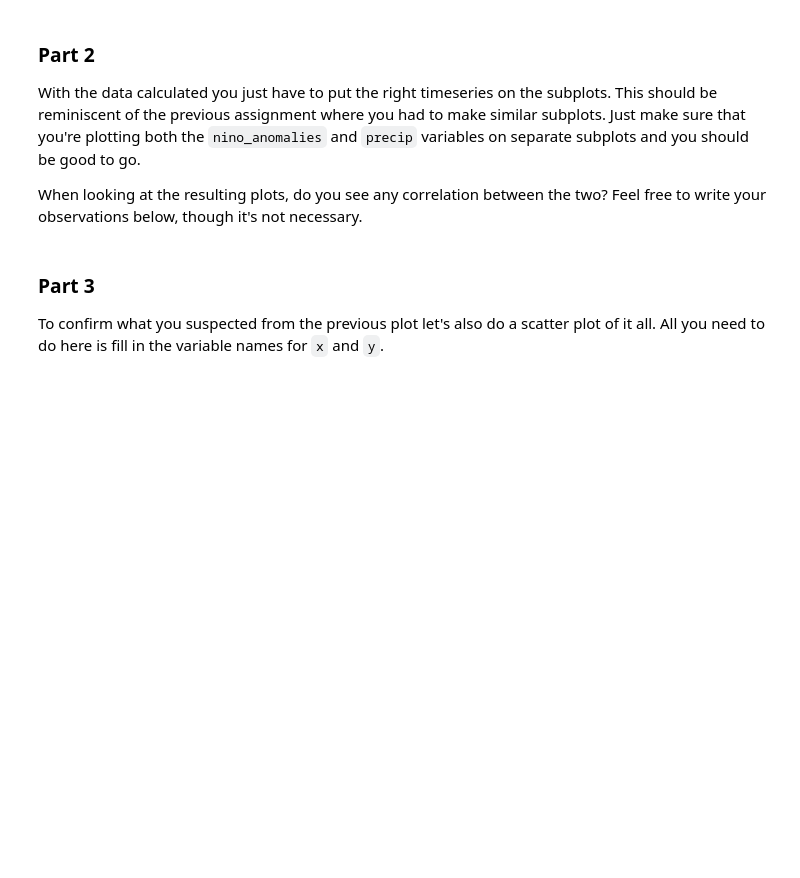
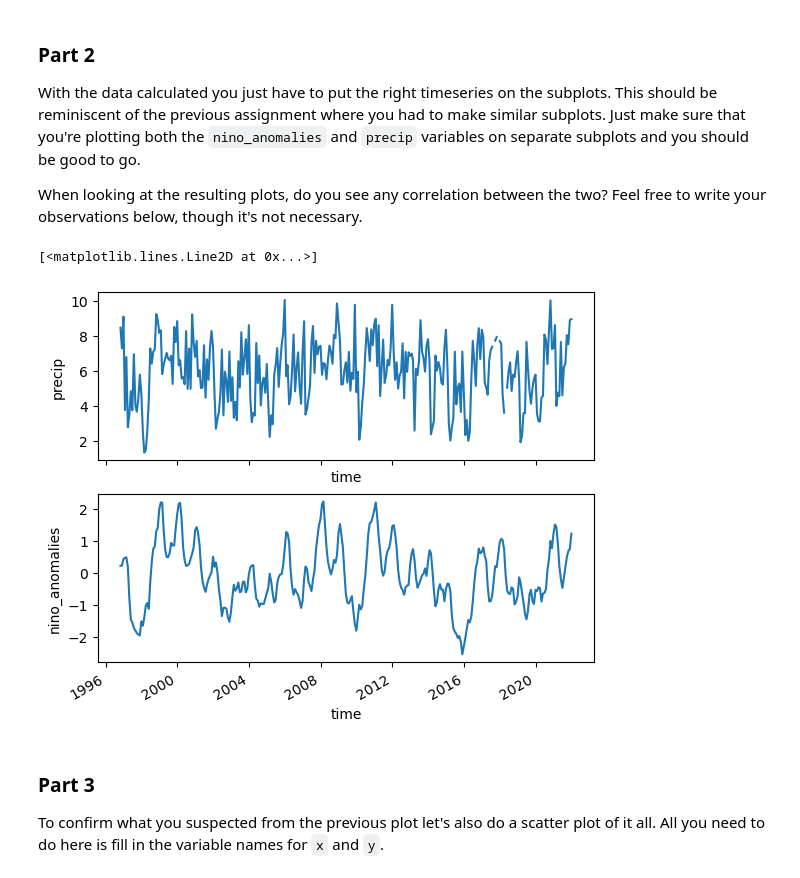
Before and after one commit to HAS-Tools-Fall2022/homework_AnikDas, a Jupyter notebook: Week11-xarray_exercises/xarray_exercises_pt2.ipynb, the cells around one changed output. Drawn from its saved outputs; the diff is of its cells as text; code cells hidden in the pictures; blank space fills up the shorter version.

```diff
--- a/Week11-xarray_exercises/xarray_exercises_pt2.ipynb
+++ b/Week11-xarray_exercises/xarray_exercises_pt2.ipynb
@@ -272,6 +405,8 @@ ds
 ### Part 3:
 Finally, you'll need to mask out the same precipitation data as you did in Step 1 Part 3. This should yield a plot which has some meaningful patterns. This might take some time to complete, so you should make sure that the first code cell completes with no errors before attempting to run the second one.
 # %%
-mask = None # TODO: your code here
+low_condition = ds['precip']>0
+high_condition = ds['precip']<1000
+mask = low_condition & high_condition # TODO: your code here
 ds['precip'] = ds['precip'].where(mask, other=np.nan)
 ds
@@ -293,8 +473,8 @@ This will happen in 4 parts.
 
 Here you should be familiar with using either the `range` or `slice` notation to set up the `sea_monsoon_lat` and `sea_monsoon_lon` variables. Just setting those up should be all you need to do, I've already put together the reduction to a spatial mean together for you inside of the `with ProgressBar()` clause. This will probably take a minute or two to run.
 # %%
-sea_monsoon_lat = None
-sea_monsoon_lon = None
+sea_monsoon_lat = slice(0,10)
+sea_monsoon_lon = slice(100,130)
 with ProgressBar():
     sea_monsoon_ppt = ds.sel(
         latitude=sea_monsoon_lat,
@@ -307,7 +489,11 @@ With the data calculated you just have to put the right timeseries on the subplo
 When looking at the resulting plots, do you see any correlation between the two? Feel free to write your observations below, though it's not necessary.
 # %%
 fig, axes = plt.subplots(2,1, sharex=True)
-# TODO: Your plotting commands here
+sea_monsoon_ppt['precip'].plot(ax=axes[0])
+sea_monsoon_ppt['nino_anomalies'].plot(ax=axes[1])
+# %% [output]
+[<matplotlib.lines.Line2D at 0x...>]
+[figure, added]
 # %% [markdown]
 ### Part 3
 
```
Also changed, not shown: parts of 17 cells of this notebook.
